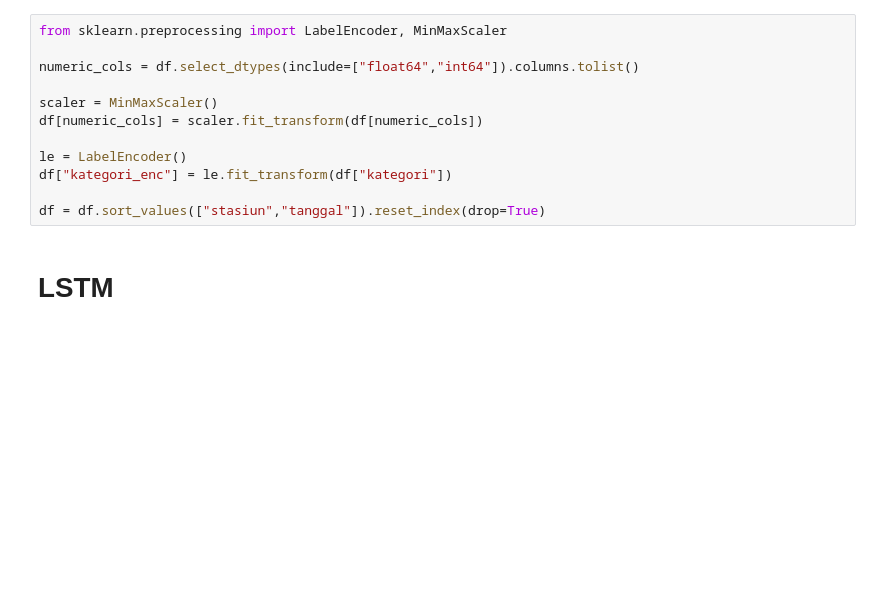
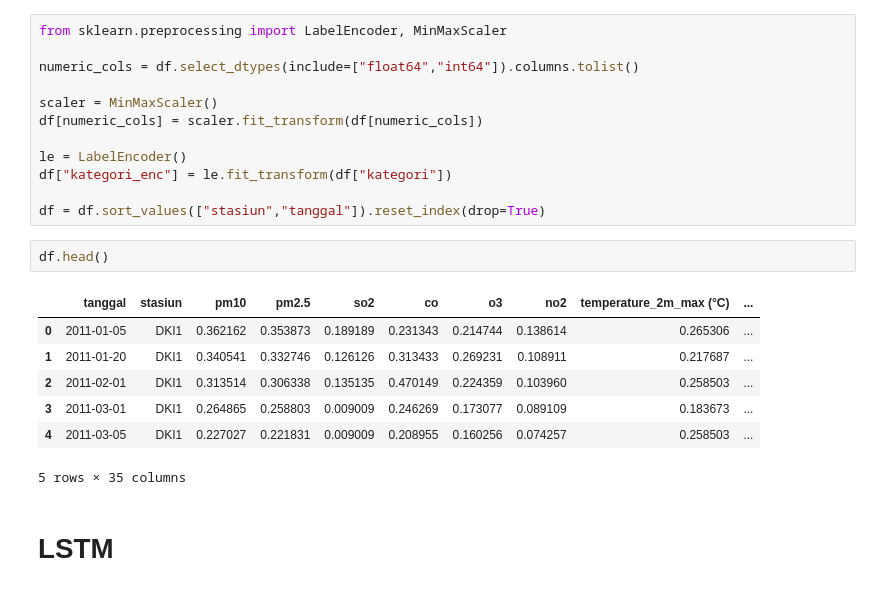
Before and after one commit to rovanwardana/hatikuKosongTakutDitanemSawit, a Jupyter notebook: notebook.ipynb, the cells around one changed output. Drawn from its saved outputs; the diff is of its cells as text; blank space fills up the shorter version.

```diff
--- a/notebook.ipynb
+++ b/notebook.ipynb
@@ -714,6 +732,16 @@ le = LabelEncoder()
 df["kategori_enc"] = le.fit_transform(df["kategori"])
 
 df = df.sort_values(["stasiun","tanggal"]).reset_index(drop=True)
+# %%
+df.head()
+# %% [output]
+|  | tanggal | stasiun | pm10 | pm2.5 | so2 | co | o3 | no2 | temperature_2m_max (°C) | ... |
+| 0 | 2011-01-05 | DKI1 | 0.362162 | 0.353873 | 0.189189 | 0.231343 | 0.214744 | 0.138614 | 0.265306 | ... |
+| 1 | 2011-01-20 | DKI1 | 0.340541 | 0.332746 | 0.126126 | 0.313433 | 0.269231 | 0.108911 | 0.217687 | ... |
+| 2 | 2011-02-01 | DKI1 | 0.313514 | 0.306338 | 0.135135 | 0.470149 | 0.224359 | 0.103960 | 0.258503 | ... |
+| 3 | 2011-03-01 | DKI1 | 0.264865 | 0.258803 | 0.009009 | 0.246269 | 0.173077 | 0.089109 | 0.183673 | ... |
+| 4 | 2011-03-05 | DKI1 | 0.227027 | 0.221831 | 0.009009 | 0.208955 | 0.160256 | 0.074257 | 0.258503 | ... |
+5 rows × 35 columns
 # %% [markdown]
 # LSTM
 # %%
```
Also changed, not shown: parts of 17 cells of this notebook, 1 other file.
